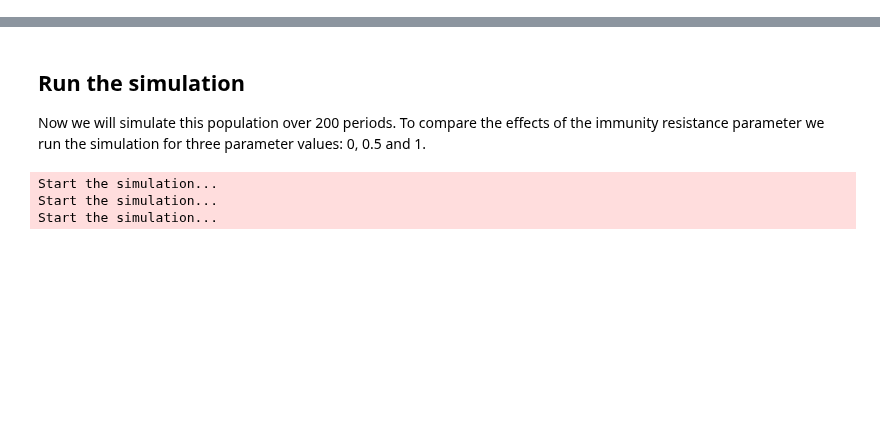
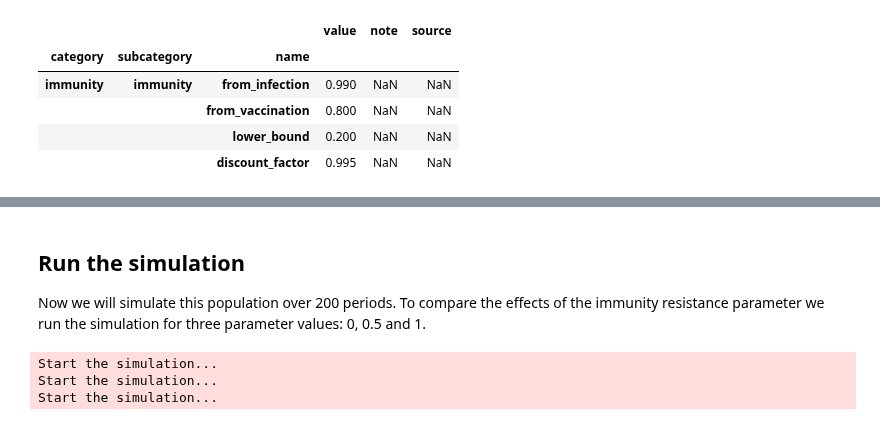
Before and after one commit to covid-19-impact-lab/sid, a Jupyter notebook: docs/source/tutorials/how_to_model_immunity.ipynb, the cells around one changed output, grey strips where cells are left out. Cells and saved outputs as stored; diff of their text form; code cells hidden in the pictures; blank space fills up the shorter version.

```diff
--- a/docs/source/tutorials/how_to_model_immunity.ipynb
+++ b/docs/source/tutorials/how_to_model_immunity.ipynb
@@ -74,0 +84,9 @@ We have to make the following extensions to the model:
+# %%
+params.loc[("immunity", "immunity", slice(None)), :]
+# %% [output]
+|  |  |  | value | note | source |
+| category | subcategory | name |  |  |  |
+| immunity | immunity | from_infection | 0.990 | NaN | NaN |
+|  |  | from_vaccination | 0.800 | NaN | NaN |
+|  |  | lower_bound | 0.200 | NaN | NaN |
+|  |  | discount_factor | 0.995 | NaN | NaN |
```
Also changed, not shown: parts of 15 cells of this notebook, 7 other files.
